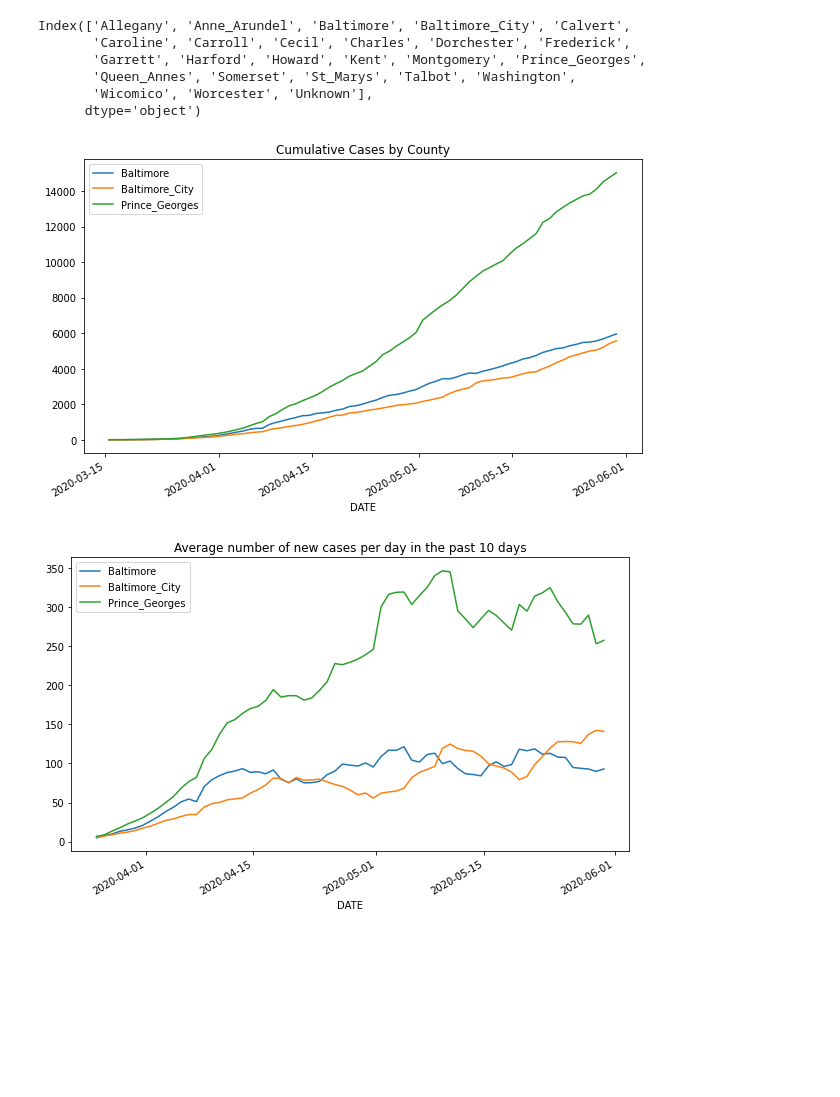
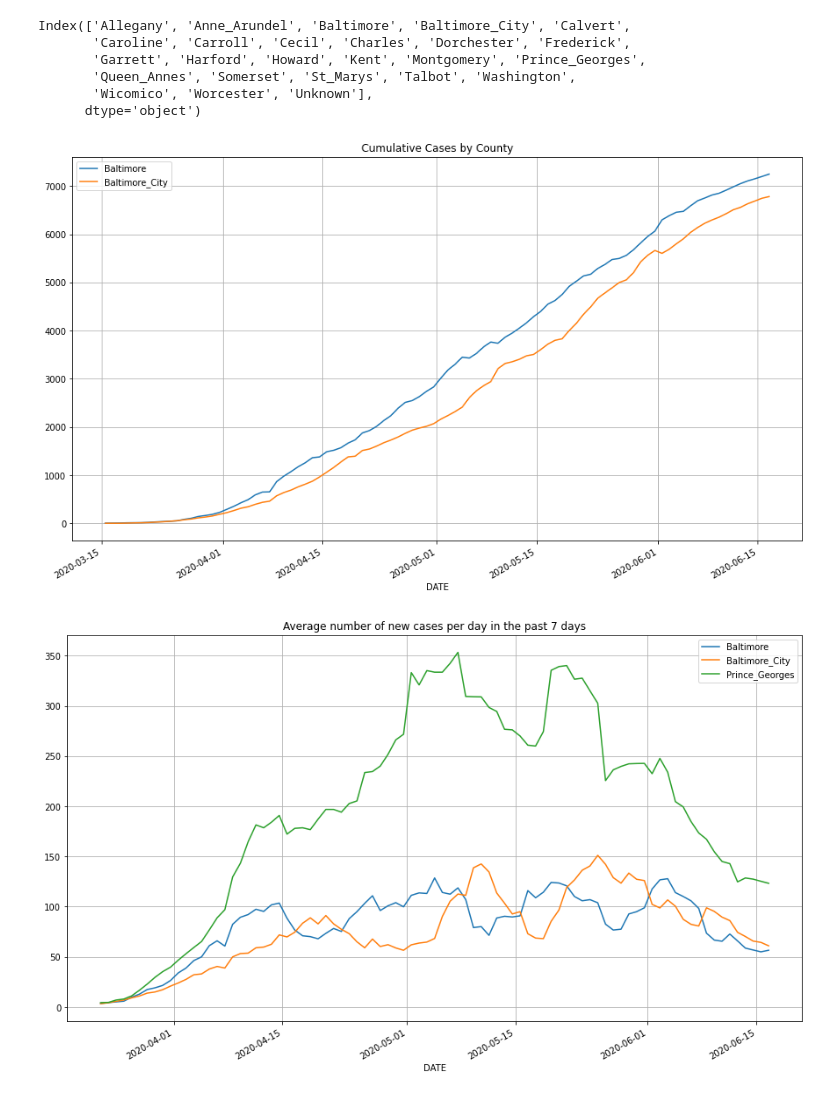
Before and after one commit to srfinley/MD-covid-viewer, a Jupyter notebook: COVIDbyCounty.ipynb, the cells around one changed output. Saved outputs shown, nothing was run; the diff lists cells and outputs as text; code cells hidden in the pictures; blank space fills up the shorter version.

Commit message:
added grid and option to cut off dates

```diff
--- a/COVIDbyCounty.ipynb
+++ b/COVIDbyCounty.ipynb
@@ -49,17 +49,27 @@ Index(['Allegany', 'Anne_Arundel', 'Baltimore', 'Baltimore_City', 'Calvert',
        'Wicomico', 'Worcester', 'Unknown'],
       dtype='object')
 # %%
+# to cut off the earliest days from the chart and only look at the most recent n,
+# set this variable to your desired value of n
+# to see all the data from the beginning, set it to 0
+truncate = 0
+
 # these are the counties used for the visualization
 # if you want to add more, make sure they're comma-separated and enclosed in quotes
-counties = ['Baltimore', 'Baltimore_City', 'Prince_Georges']
+counties = ['Baltimore', 'Baltimore_City']
 
-df[counties].plot.line(title="Cumulative Cases by County", figsize=(10,6));
+df[counties].iloc[-truncate:].plot.line(title="Cumulative Cases by County", figsize=(15,9), grid=True);
 # %% [output]
-[figure, old version]
+[figure, new version]
 # %%
 # to look at new cases over the past n days,
 # set this variable to your desired value of n
-past_days = 10
+past_days = 7
+
+# to cut off the earliest days from the chart and only look at the most recent n,
+# set this variable to your desired value of n
+# to see all the data from the beginning, set it to 0
+truncate2 = 0
 
 # these are the counties used for the visualization
 # if you want to add more, make sure they're comma-separated and enclosed in quotes
@@ -70,6 +80,7 @@ counties2 = ['Baltimore', 'Baltimore_City', 'Prince_Georges']
 # in that county in the past n days
 df2 = df.diff(periods=past_days) / past_days
 
-df2[counties2].plot.line(title=f"Average number of new cases per day in the past {past_days} days", figsize=(10,6));
+df2[counties2].iloc[-truncate2:].plot.line(title=f"Average number of new cases per day in the past {past_days} days",
+                                          figsize=(15,9), grid=True);
 # %% [output]
-[figure, old version]
+[figure, new version]
```
Also changed, not shown: parts of 1 cell of this notebook.
